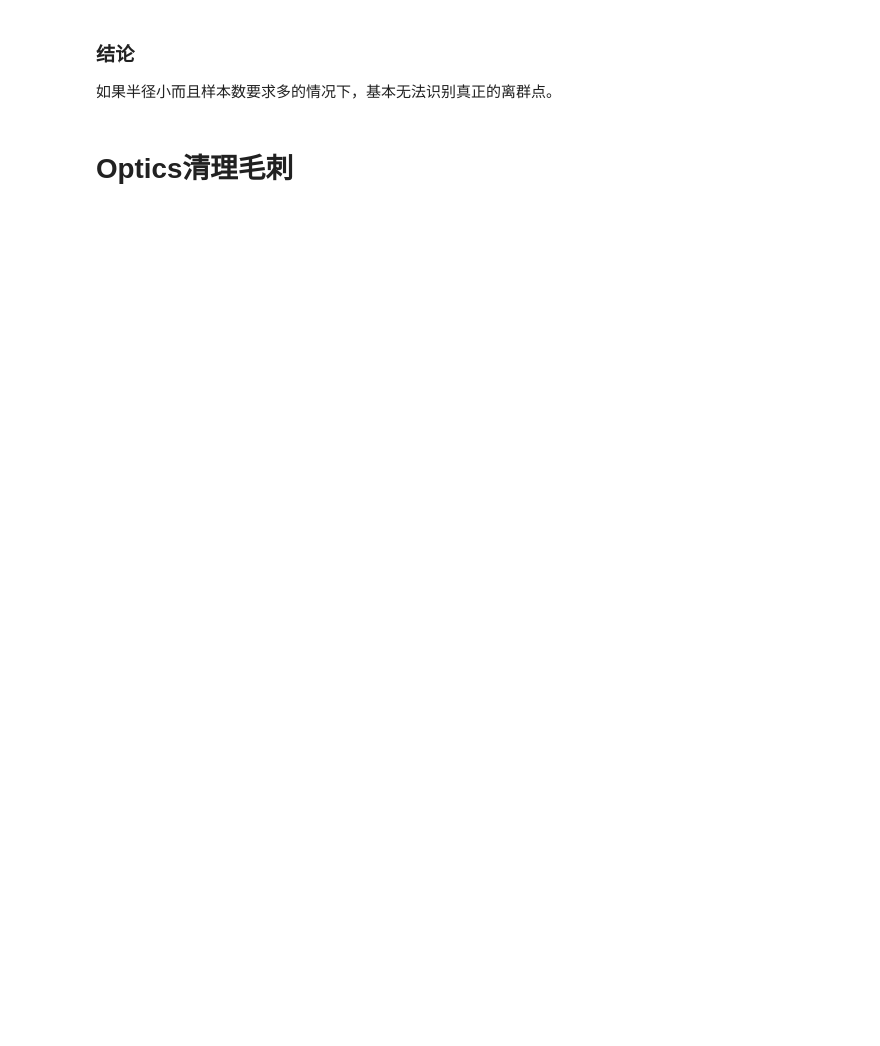
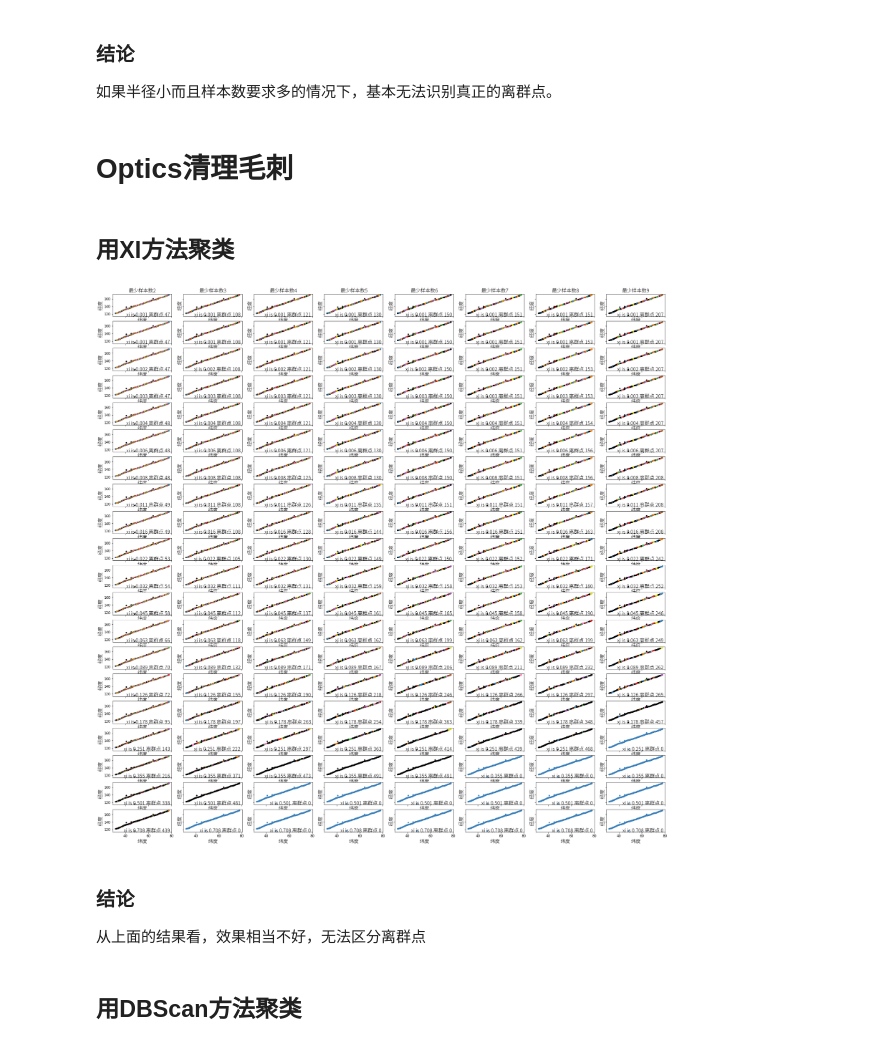
Before and after one commit to yangshuxuan/trajectory-alg, a Jupyter notebook: clean_glitch_of_a_trace.ipynb, the cells around one changed output. Drawn from its saved outputs; the diff is of its cells as text; code cells hidden in the pictures; blank space fills up the shorter version.

```diff
--- a/clean_glitch_of_a_trace.ipynb
+++ b/clean_glitch_of_a_trace.ipynb
@@ -190,2 +191,37 @@ axs
 # %% [markdown]
 # Optics清理毛刺
+# %% [markdown]
+## 用XI方法聚类
+# %%
+def drawEachPictureOptics(xi,min_sample,fac_coords,indexi,indexj,axs):
+  path = '/usr/share/fonts/truetype/NotoSansSC-Light.otf'
+  fontprop = fm.FontProperties(fname=path, size= 15)
+
+  #dbsc = cluster.DBSCAN(eps=epse, min_samples=min_sample, algorithm='ball_tree', metric='haversine').fit(np.radians(fac_coords))
+  optics = cluster.OPTICS(min_samples=min_sample,xi=xi,algorithm='ball_tree',metric='haversine').fit(np.radians(fac_coords))
+  y_pred = optics.labels_
+  colors = np.array(list(islice(cycle(['#377eb8', '#ff7f00', '#4daf4a','#f781bf', '#a65628', '#984ea3','#999999', '#e41a1c', '#dede00']),int(max(y_pred) + 1))))
+  # add black color for outliers (if any)
+  colors = np.append(colors, ["#000000"])
+
+  curPlot = axs[indexi,indexj]
+  if indexi == 0:
+    curPlot.set_title("最少样本数%d"%(min_sample,),fontproperties=fontprop)
+  curPlot.text(.99, .01, ('xi is %.3f 离群点 %d ' % (xi,(y_pred == -1).sum())).lstrip('0'), size=10,horizontalalignment='right',transform=curPlot.transAxes,fontproperties=fontprop)
+  curPlot.set_ylabel('经度', fontproperties=fontprop)
+  curPlot.set_xlabel('纬度', fontproperties=fontprop)
+  curPlot.scatter(fac_coords[:, 0],fac_coords[:, 1], s=10, color=colors[y_pred])
+# %%
+xis2 = np.geomspace(0.001, 1.0, num=20,endpoint=False)
+samples2 = np.arange(2,10,1)
+f2, axs2 = plt.subplots(len(xis2),len(samples2),figsize=(30,30), sharex=True, sharey=True)
+for indexi,i in  enumerate(xis2):
+  for indexj,j in enumerate(samples2):
+    drawEachPictureOptics(i,j,normalSample,indexi,indexj,axs2)
+# %% [output]
+[figure, added]
+# %% [markdown]
+### 结论
+从上面的结果看，效果相当不好，无法区分离群点
+# %% [markdown]
+## 用DBScan方法聚类
```
Also changed, not shown: parts of 22 cells of this notebook.
